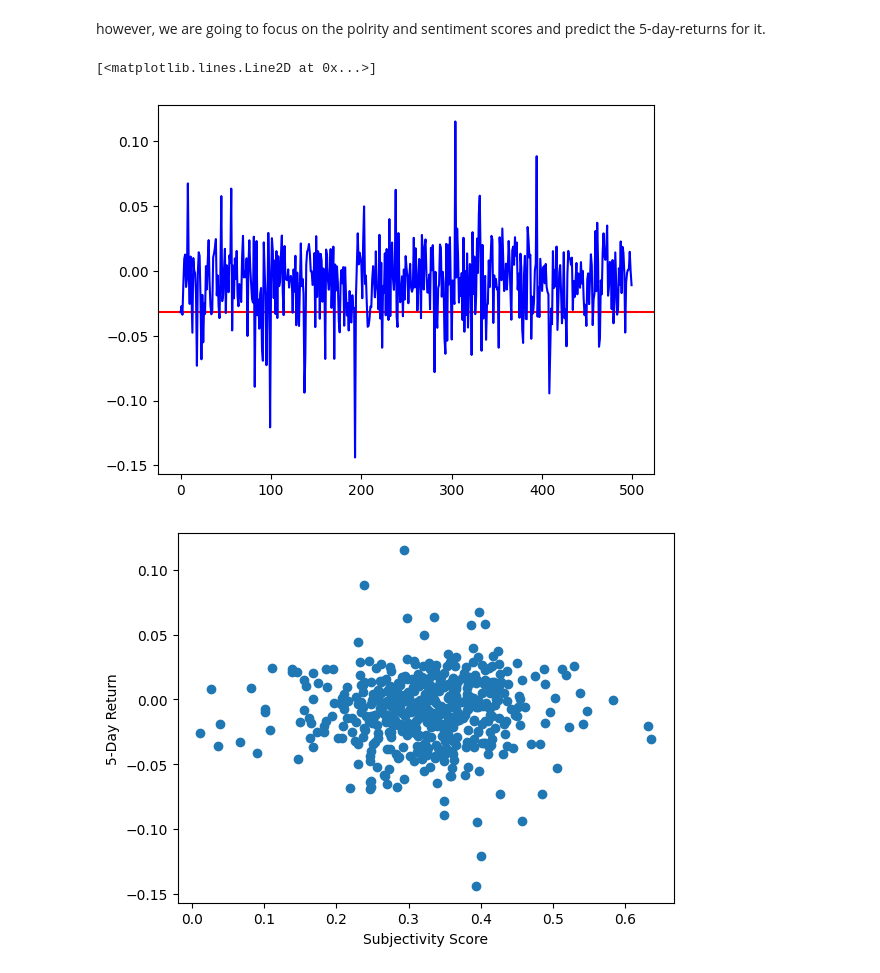
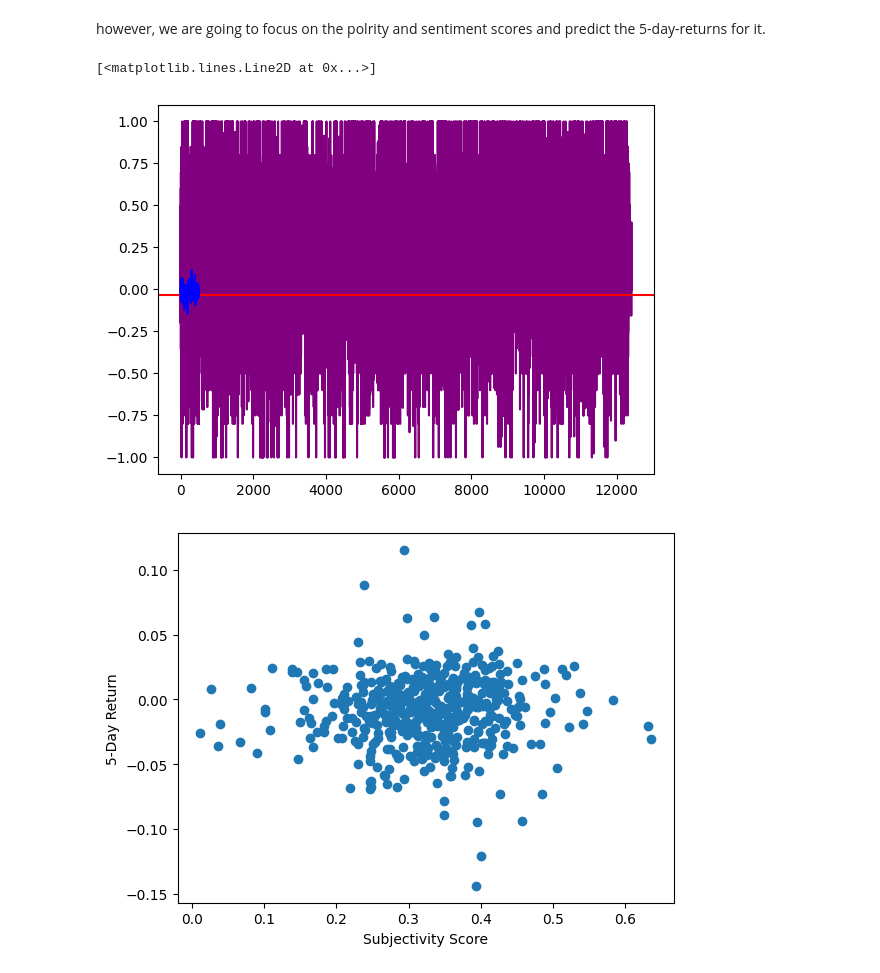
Before and after one commit to VedanshiShah7/Machine-Learning-In-Finance, a Jupyter notebook: Project 4/mini_project_4_test_mlf.ipynb, the cells around one changed output. Drawn from its saved outputs; the diff is of its cells as text; code cells hidden in the pictures.

```diff
--- a/Project 4/mini_project_4_test_mlf.ipynb
+++ b/Project 4/mini_project_4_test_mlf.ipynb
@@ -172,13 +175,13 @@ missing_market_caps
 however, we are going to focus on the polrity and sentiment scores and predict the 5-day-returns for it.
 # %%
 # plot porality score from the dataframe df
-plt.plot(df['polarity_score'])
+plt.plot(df['polarity_score'], color='purple')
 # plot line at 5-day return
 plt.axhline(data['five_day_return'][0], color='red')
 plt.plot(data['five_day_return'], color='blue')
 # %% [output]
 [<matplotlib.lines.Line2D at 0x...>]
-[figure, old version]
+[figure, new version]
 # %%
 # plot the sentiment score vs the 5-day return
 plt.scatter(data['subjectivity_score'], data['five_day_return'])
```
Also changed, not shown: parts of 5 cells of this notebook, 9 other files.
